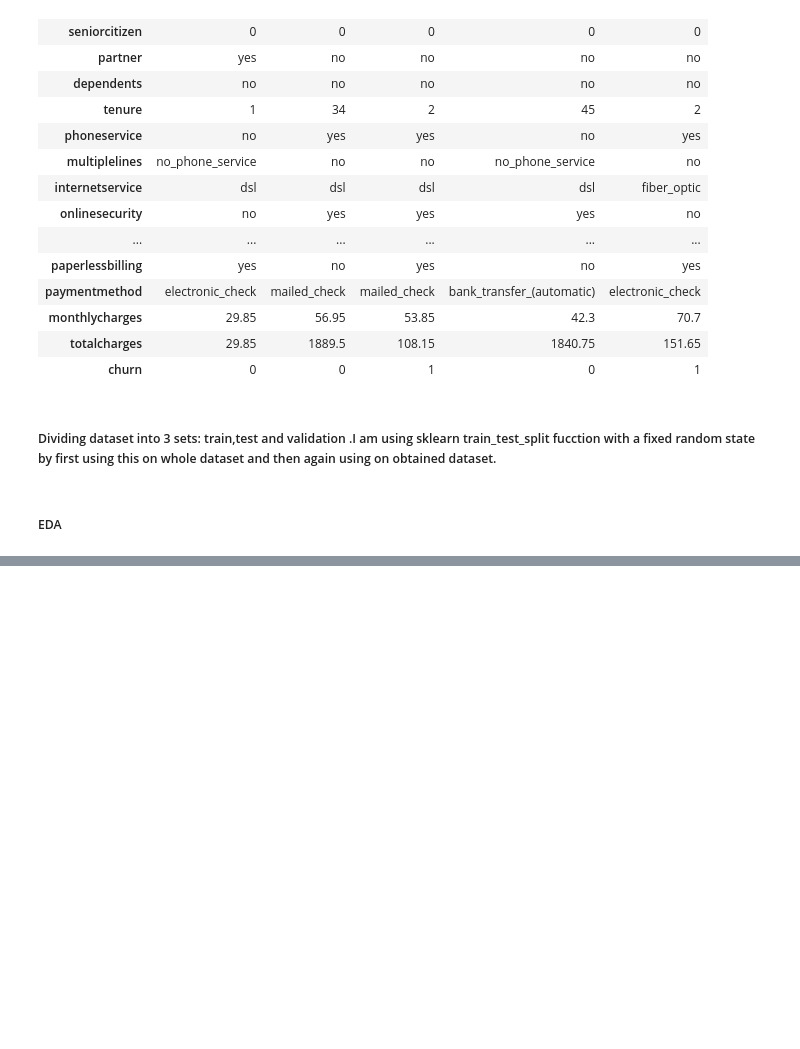
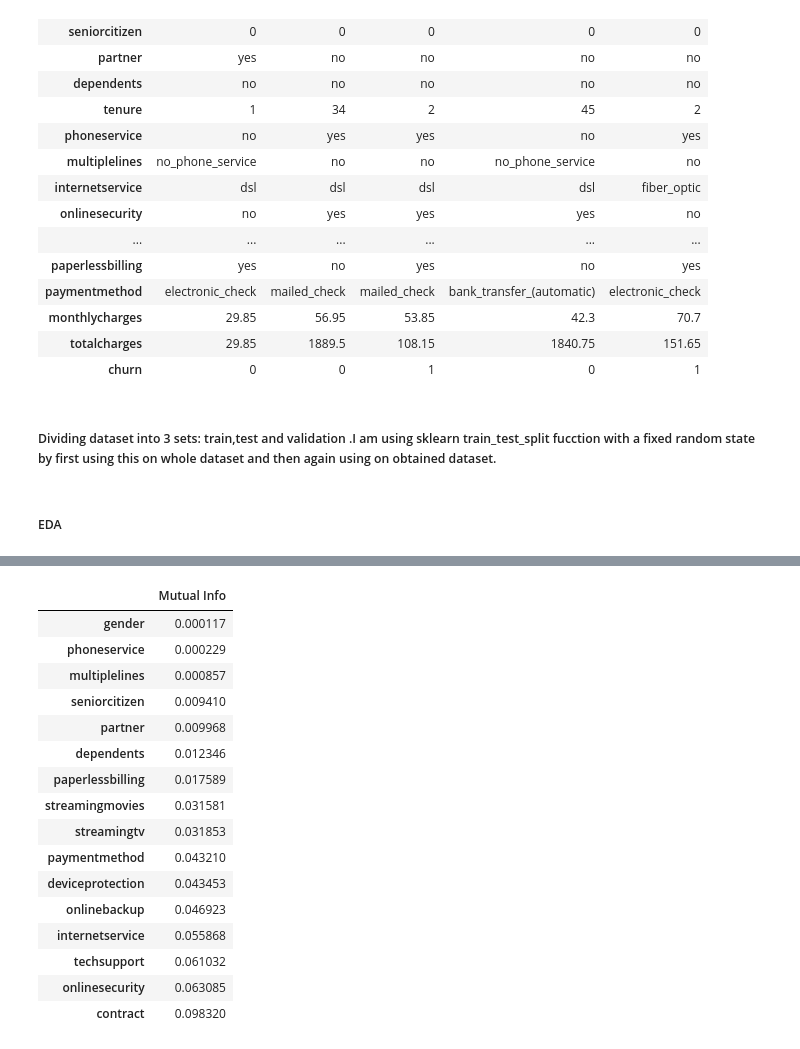
Before and after one commit to ver-akshat/Churn-Prediction, a Jupyter notebook: Churn_prediction_Telecom.ipynb, the cells around one changed output, grey strips where cells are left out. Cells and saved outputs as stored; diff of their text form; code cells hidden in the pictures; blank space fills up the shorter version.

```diff
--- a/Churn_prediction_Telecom.ipynb
+++ b/Churn_prediction_Telecom.ipynb
@@ -120,0 +153,6 @@ X_T
+# %%
+# As we are habing categorical as well as numerical values we need to separate them out for better analysis.
+categorical = ['gender', 'seniorcitizen', 'partner', 'dependents','phoneservice', 'multiplelines', 'internetservice',
+'onlinesecurity', 'onlinebackup', 'deviceprotection','techsupport', 'streamingtv', 'streamingmovies','contract', 'paperlessbilling',
+ 'paymentmethod']
+numerical = ['tenure', 'monthlycharges', 'totalcharges']
@@ -120,0 +265,25 @@ X_T
+# %%
+from sklearn.metrics import mutual_info_score
+def calculate_mut_info(a):
+    return mutual_info_score(a,X_T.churn)
+df_mi=X_T[categorical].apply(calculate_mut_info)
+df_mi=df_mi.sort_values().to_frame(name='Mutual Info')
+display(df_mi)
+# %% [output]
+|  | Mutual Info |
+| gender | 0.000117 |
+| phoneservice | 0.000229 |
+| multiplelines | 0.000857 |
+| seniorcitizen | 0.009410 |
+| partner | 0.009968 |
+| dependents | 0.012346 |
+| paperlessbilling | 0.017589 |
+| streamingmovies | 0.031581 |
+| streamingtv | 0.031853 |
+| paymentmethod | 0.043210 |
+| deviceprotection | 0.043453 |
+| onlinebackup | 0.046923 |
+| internetservice | 0.055868 |
+| techsupport | 0.061032 |
+| onlinesecurity | 0.063085 |
+| contract | 0.098320 |
```
Also changed, not shown: parts of 34 cells of this notebook.
